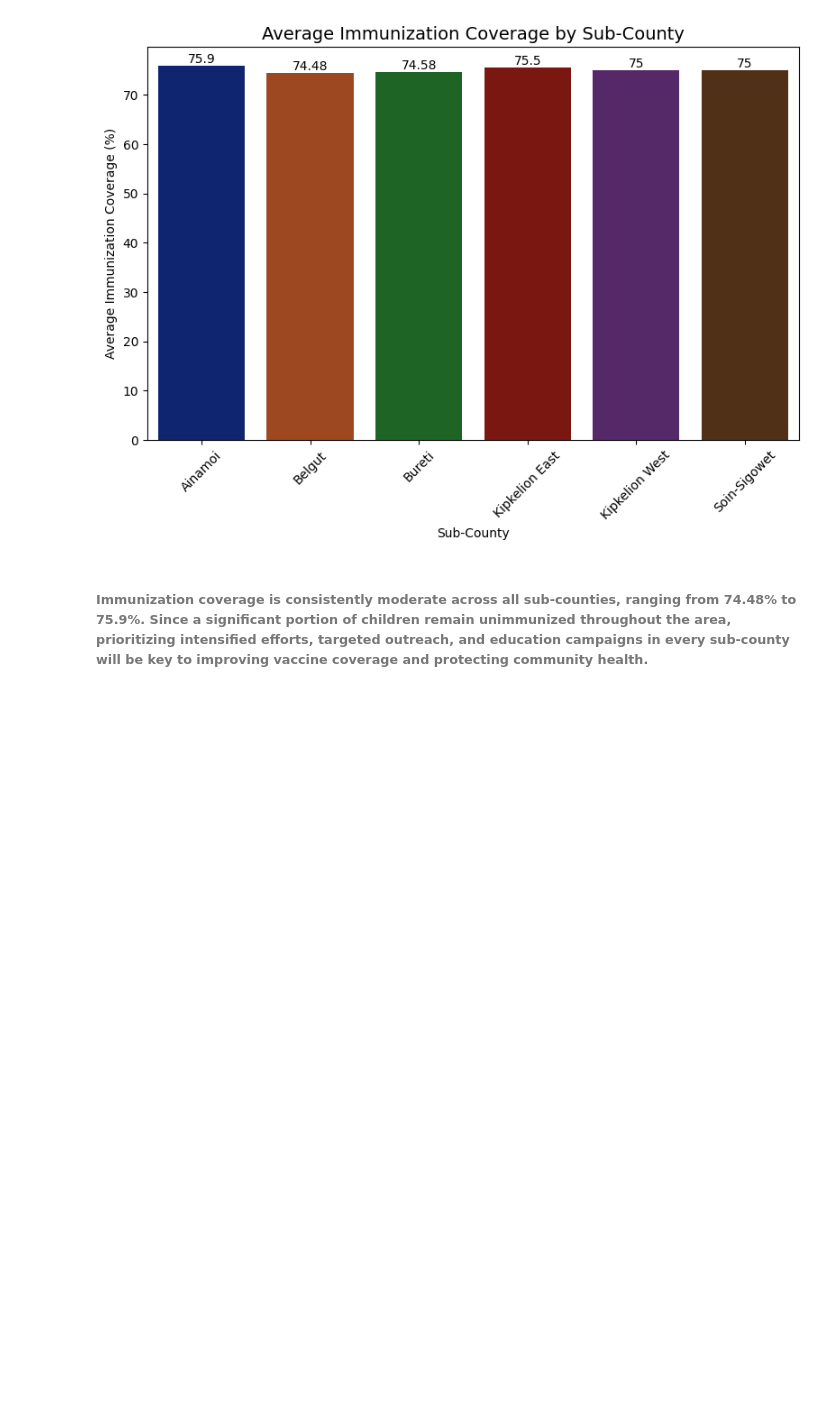
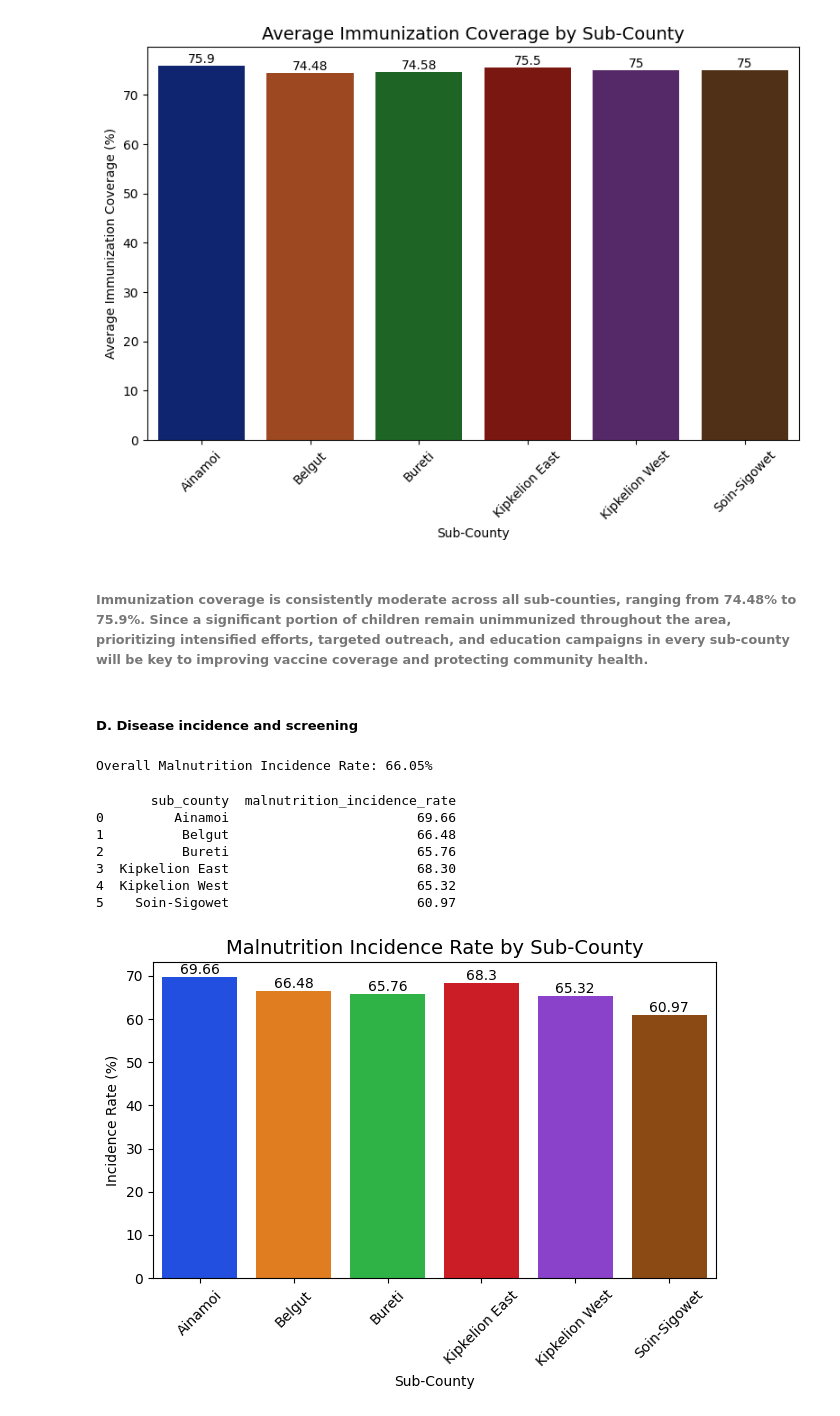
Before and after one commit to gilbertbett/Healthcare-Analytics, a Jupyter notebook: keph_level_1_kericho/keph_level_1_kericho_notebook.ipynb, the cells around one changed output. Drawn from its saved outputs; the diff is of its cells as text; code cells hidden in the pictures; blank space fills up the shorter version.

Commit message:
Disease Incidence and Screening

```diff
--- a/keph_level_1_kericho/keph_level_1_kericho_notebook.ipynb
+++ b/keph_level_1_kericho/keph_level_1_kericho_notebook.ipynb
@@ -601,3 +598,46 @@ plt.show()
 [figure]
 # %% [markdown]
 ###### Immunization coverage is consistently moderate across all sub-counties, ranging from 74.48% to 75.9%. Since a significant portion of children remain unimmunized throughout the area, prioritizing intensified efforts, targeted outreach, and education campaigns in every sub-county will be key to improving vaccine coverage and protecting community health.
+# %% [markdown]
+##### D. Disease incidence and screening
+# %%
+# Overall malnutrition incidence rate
+
+malnutrition_incidence_rate = main_df['malnutrition_cases'].sum() / main_df['children_under5'].sum() * 100
+print(f'Overall Malnutrition Incidence Rate: {malnutrition_incidence_rate:.2f}%')
+# %% [output]
+Overall Malnutrition Incidence Rate: 66.05%
+# %%
+# Malnutrition incidence rate by sub-county
+
+malnutrition_group = main_df.groupby('sub_county')
+malnutrition_incidence_rate = (
+    malnutrition_group['malnutrition_cases'].sum() / malnutrition_group['children_under5'].sum() * 100
+).reset_index(name='malnutrition_incidence_rate').round(2)
+print(malnutrition_incidence_rate)
+
+# Visualize malnutrition incidence rate by sub-county
+ax = sns.barplot(
+    data=malnutrition_incidence_rate,
+    x='sub_county',
+    y='malnutrition_incidence_rate',
+    palette='bright',
+    hue='sub_county'
+    )
+plt.title('Malnutrition Incidence Rate by Sub-County', fontsize=14)
+plt.xlabel('Sub-County')
+plt.ylabel('Incidence Rate (%)')
+plt.xticks(rotation=45)
+plt.tight_layout()
+for container in ax.containers:
+    ax.bar_label(container, fontsize=10, label_type='edge')
+plt.show()
+# %% [output]
+       sub_county  malnutrition_incidence_rate
+0         Ainamoi                        69.66
+1          Belgut                        66.48
+2          Bureti                        65.76
+3  Kipkelion East                        68.30
+4  Kipkelion West                        65.32
+5    Soin-Sigowet                        60.97
+[figure, added]
```
Also changed, not shown: parts of 9 cells of this notebook, 1 other file.
